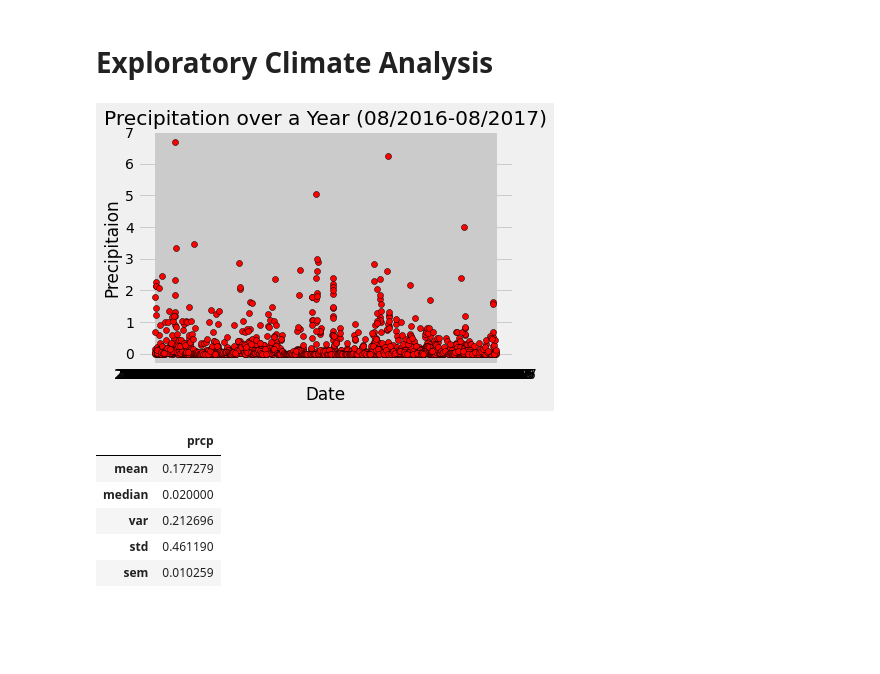
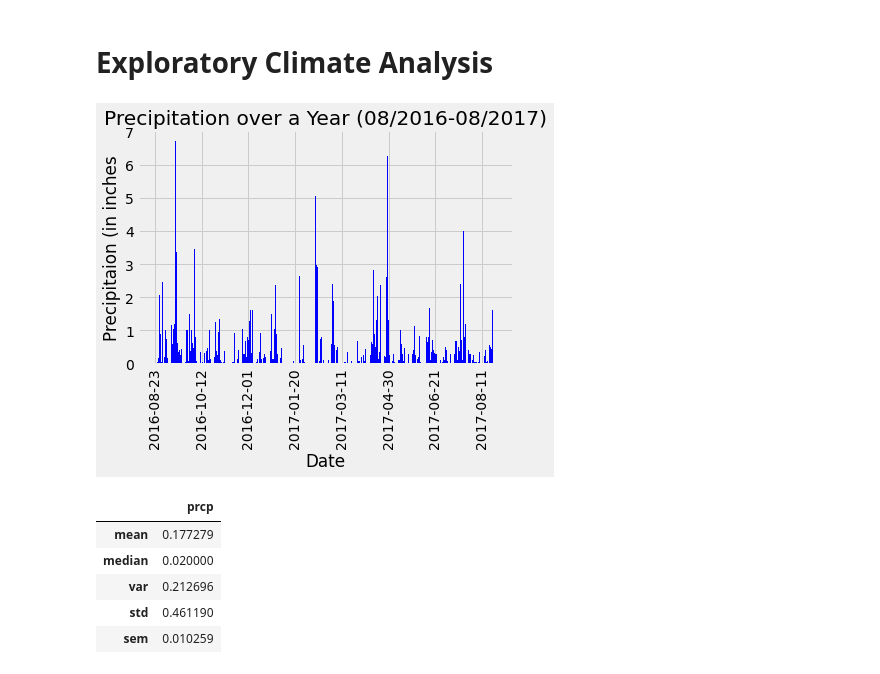
Before and after one commit to Lbrady1025/sqlalchemy-challenge, a Jupyter notebook: climate_starter.ipynb, the cells around one changed output. Saved outputs shown, nothing was run; the diff lists cells and outputs as text; code cells hidden in the pictures; blank space fills up the shorter version.

Commit message:
clean up precipitation chart

```diff
--- a/climate_starter.ipynb
+++ b/climate_starter.ipynb
@@ -63,34 +63,33 @@ session = Session(engine)
 # %%
 # Design a query to retrieve the last 12 months of precipitation data and plot the results
 
 # Calculate the date 1 year ago from the last data point in the database
 session.query(measurement.date).order_by(measurement.date.desc()).first()
 year_ago = dt.date(2017,8,23) - dt.timedelta(days=365)
 # Perform a query to retrieve the data and precipitation scores
-results = session.query(measurement.id,measurement.station,measurement.date,measurement.prcp,measurement.tobs).\
+results = session.query(measurement.date,measurement.prcp).\
     filter(measurement.date >= year_ago).all()
 # Save the query results as a Pandas DataFrame and set the index to the date column
-df = pd.DataFrame(results, columns=['id','station','date','prcp','tobs']).set_index('date')
+df = pd.DataFrame(results, columns=['date','prcp']).set_index('date')
 # Sort the dataframe by date
 df.sort_values(by='date')
 df.head()
 # Use Pandas Plotting with Matplotlib to plot the data
 df.reset_index(inplace=True)
 x_axis = df['date']
 y_axis = df['prcp']
 
-plt.scatter(x_axis,y_axis,edgecolors="black",color="red")
+plt.bar(x_axis,y_axis,color="blue")
 
 plt.title("Precipitation over a Year (08/2016-08/2017)")
 plt.xlabel("Date")
-plt.ylabel("Precipitaion")
-
-#plt.hlines(0,x_axis.min(),x_axis.max(),alpha=.5)
+plt.ylabel("Precipitaion (in inches")
+plt.xticks([0,50,100,150,200,250,300,350],rotation=90)
 
 plt.savefig("Graphs/precip.png")
 plt.show()
 # %% [output]
-[figure, old version]
+[figure, new version]
 # %%
 # Use Pandas to calcualte the summary statistics for the precipitation data
 summ_table = df.agg({'prcp':['mean','median','var','std','sem']})
```
Also changed, not shown: parts of 3 cells of this notebook, 1 other file.
